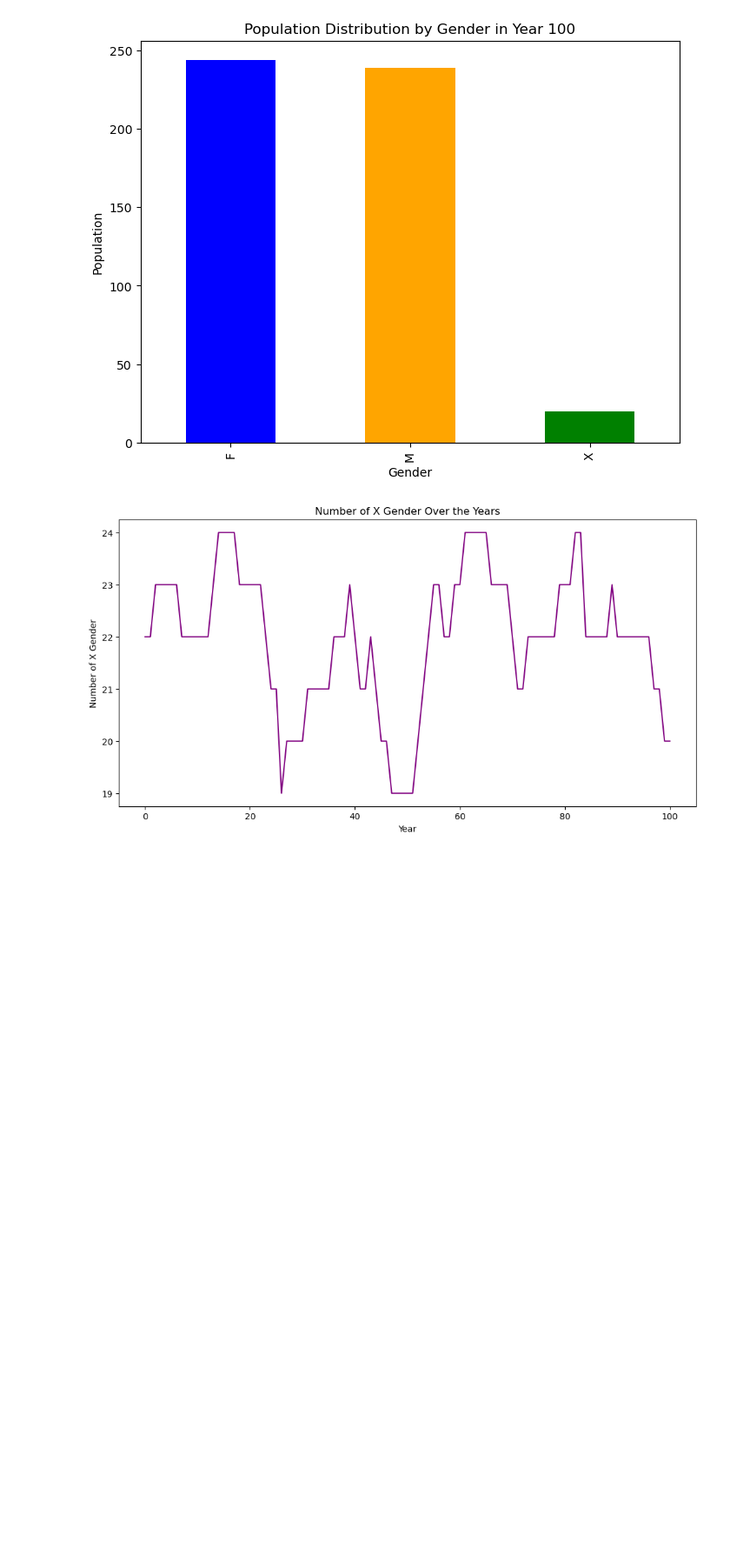
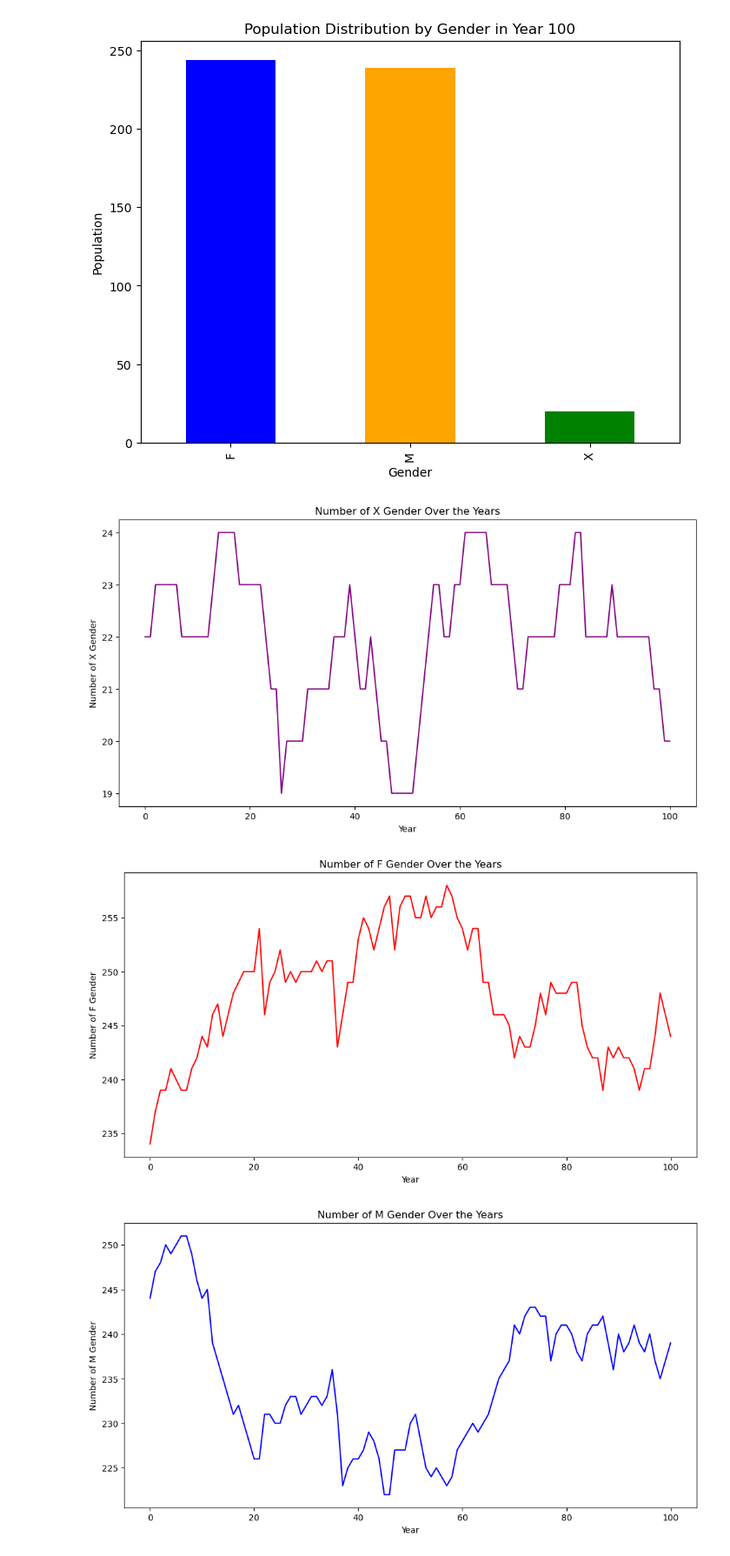
Before and after one commit to merijnvervoorn/islandtm, a Jupyter notebook: visualisation.ipynb, the cells around one changed output. Shown at 87% size. Cells and saved outputs as stored; diff of their text form; code cells hidden in the pictures; blank space fills up the shorter version.

Commit message:
Visualisation notebook

```diff
--- a/visualisation.ipynb
+++ b/visualisation.ipynb
@@ -151,19 +151,48 @@ plt.show()
 # %%
 # Filter the data for 'X' gender
 x_gender_data = data_df[data_df['sex'] == 'X']
 
 # Group by year and count the number of 'X' gender
 x_gender_population = x_gender_data.groupby('year').size()
 
 # Plot the 'X' gender population over the years
 plt.figure(figsize=(12, 6))
 x_gender_population.plot(kind='line', color='purple')
 plt.xlabel('Year')
 plt.ylabel('Number of X Gender')
 plt.title('Number of X Gender Over the Years')
 plt.show()
+# Filter the data for 'F' gender
+f_gender_data = data_df[data_df['sex'] == 'F']
+
+# Group by year and count the number of 'F' gender
+f_gender_population = f_gender_data.groupby('year').size()
+
+# Plot the 'F' gender population over the years
+plt.figure(figsize=(12, 6))
+f_gender_population.plot(kind='line', color='red')
+plt.xlabel('Year')
+plt.ylabel('Number of F Gender')
+plt.title('Number of F Gender Over the Years')
+plt.show()
+
+# Filter the data for 'M' gender
+m_gender_data = data_df[data_df['sex'] == 'M']
+
+# Group by year and count the number of 'M' gender
+m_gender_population = m_gender_data.groupby('year').size()
+
+# Plot the 'M' gender population over the years
+plt.figure(figsize=(12, 6))
+m_gender_population.plot(kind='line', color='blue')
+plt.xlabel('Year')
+plt.ylabel('Number of M Gender')
+plt.title('Number of M Gender Over the Years')
+plt.show()
 # %% [output]
 [figure]
+[figure, added]
+[figure, added]
 # %%
 # Group by profession and gender, and count the number of citizens
 gender_per_profession = data_df.groupby(['profession', 'sex']).size().unstack()
```
Also changed, not shown: parts of 2 cells of this notebook, 3 other files.
